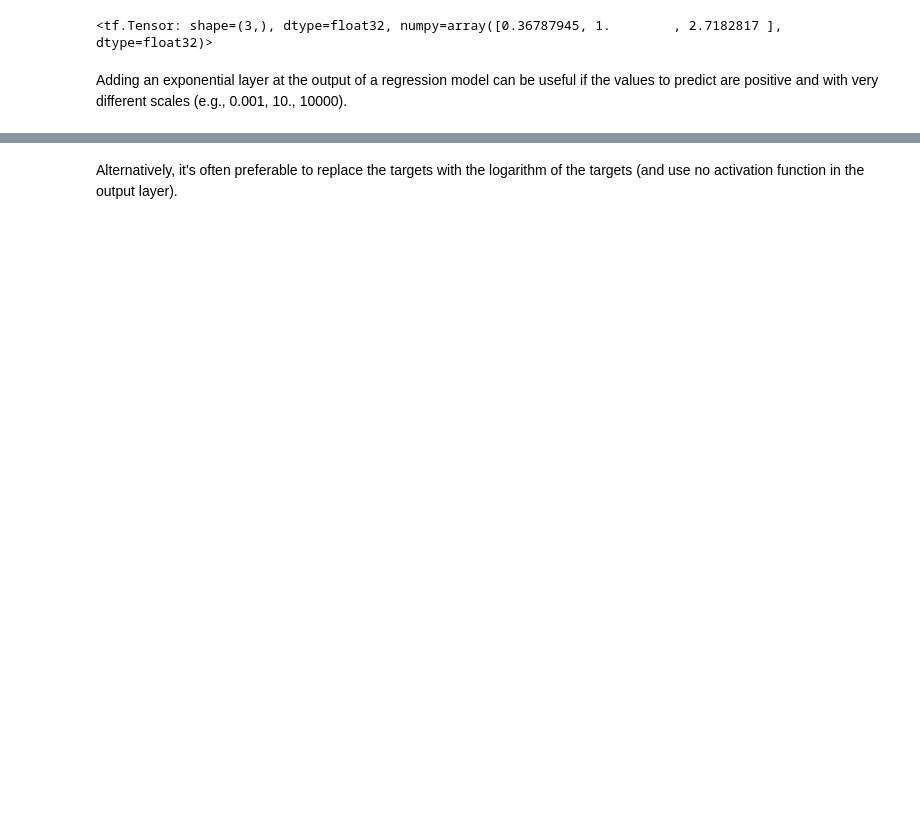
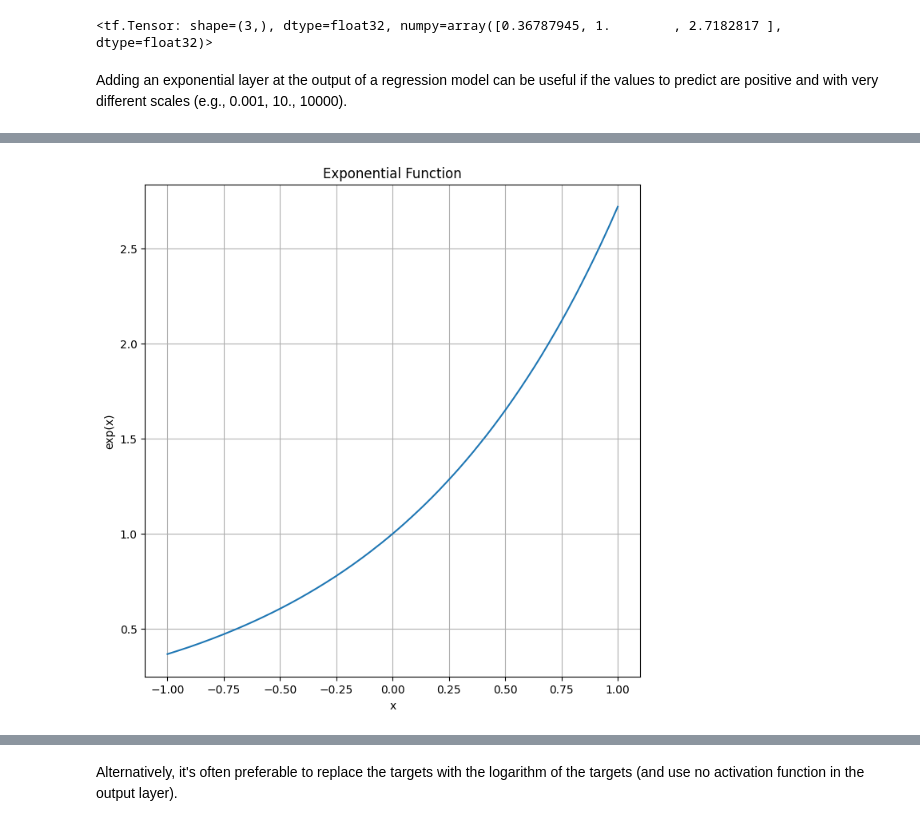
Before and after one commit to Ronald6635/handson-ml3, a Jupyter notebook: 12_custom_models_and_training_with_tensorflow.ipynb, the cells around one changed output, grey strips where cells are left out. Saved outputs shown, nothing was run; the diff lists cells and outputs as text; code cells hidden in the pictures; blank space fills up the shorter version.

```diff
--- a/12_custom_models_and_training_with_tensorflow.ipynb
+++ b/12_custom_models_and_training_with_tensorflow.ipynb
@@ -951,0 +1815,12 @@ Epoch 5/5
+# %%
+# Plot exponential function
+x_value = np.linspace(-1, 1, 200)
+plt.figure(figsize=(8, 8))
+plt.plot(x_value, tf.exp(x_value))
+plt.xlabel("x")
+plt.ylabel("exp(x)")
+plt.title("Exponential Function")
+plt.grid(True)
+plt.show()
+# %% [output]
+[figure, added]
```
Also changed, not shown: parts of 320 cells of this notebook, 3 other files.
